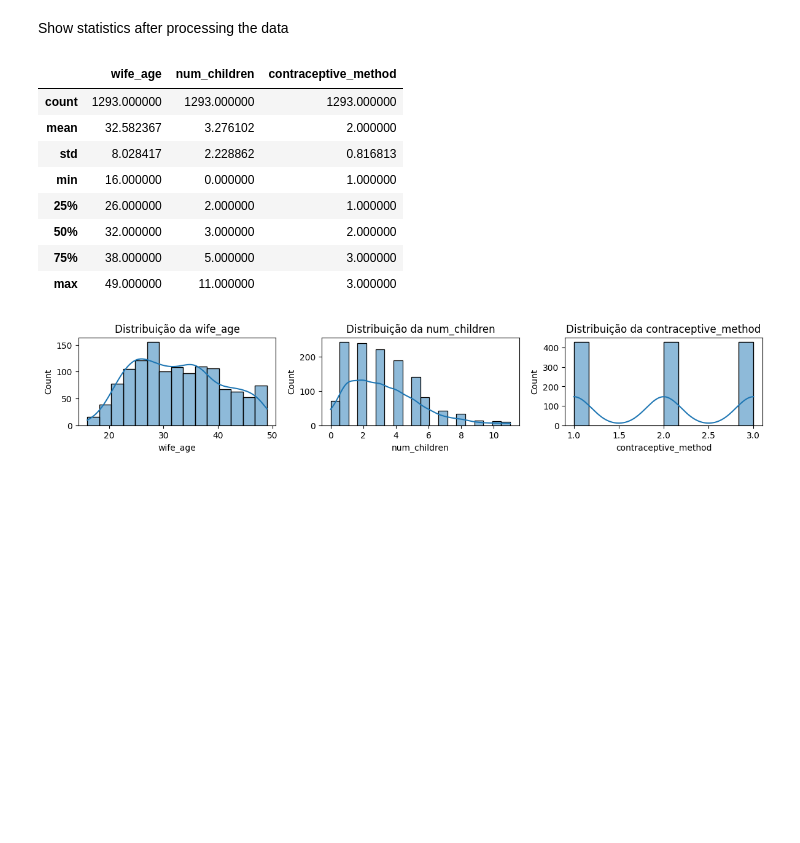
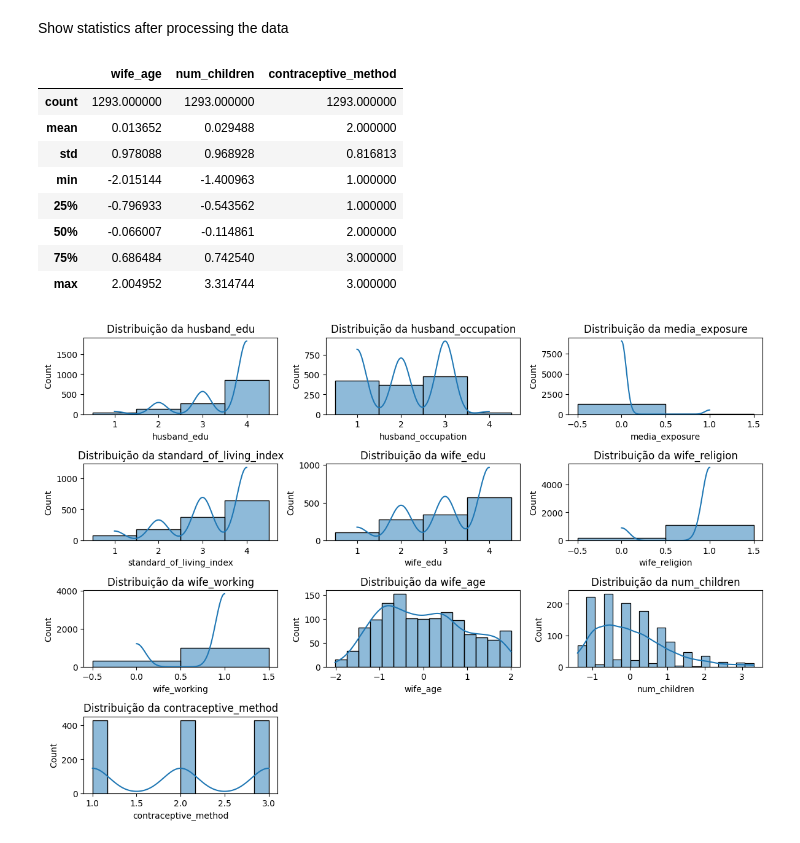
Before and after one commit to almirmcunhajr/am-contraceptive-method-choice, a Jupyter notebook: main.ipynb, the cells around one changed output. Saved outputs shown, nothing was run; the diff lists cells and outputs as text; code cells hidden in the pictures; blank space fills up the shorter version.

```diff
--- a/main.ipynb
+++ b/main.ipynb
@@ -209,16 +226,11 @@ y_train = train_data['contraceptive_method']
 # %% [markdown]
 Continue with the preprocessing pipeline scaling the numerical features
-# %%
-numeric_transformer = Pipeline(steps=[
-    ('scaler', StandardScaler())
-])
-
-preprocessor = ColumnTransformer(
-    transformers=[
-        ('num', numeric_transformer, numeric_columns),
-    ]
-)
-preprocessor.fit(X_train)
-
-X_train_transformed = preprocessor.transform(X_train)
-X_test_transformed = preprocessor.transform(X_test)
+# %%
+X_train_numeric = X_train[numeric_features].reset_index(drop=True)
+X_train_categorical = X_train[categorical_features].reset_index(drop=True)
+numeric_scaler = StandardScaler()
+numeric_scaler.fit(X_train_numeric)
+X_numeric_transformed = numeric_scaler.transform(X_train_numeric)
+X_numeric_transformed = pd.DataFrame(X_numeric_transformed, columns=numeric_features)
+
+X_train_transformed = pd.concat([X_train_categorical, X_numeric_transformed], axis=1)
@@ -225,5 +250,5 @@ X_test_transformed = preprocessor.transform(X_test)
 # %% [markdown]
 Apply SMOTE on the processed training data
 # %%
-smote = SMOTE(random_state=45)
+smote = SMOTENC(random_state=42, categorical_features=categorical_features.to_list())
 X_train_resampled, y_train_resampled = smote.fit_resample(X_train_transformed, y_train)
@@ -230,29 +281,29 @@ X_train_resampled, y_train_resampled = smote.fit_resample(X_train_transformed, y
 # %% [markdown]
 Show statistics after processing the data
 # %%
-resampled_df = pd.DataFrame(X_train_resampled)
-resampled_df['contraceptive_method'] = y_train_resampled
+processed_train_data = X_train_resampled
+processed_train_data['contraceptive_method'] = y_train_resampled
 # %%
-resampled_df.describe()
+processed_train_data.describe()
 # %% [output]
 |  | wife_age | num_children | contraceptive_method |
 | count | 1293.000000 | 1293.000000 | 1293.000000 |
-| mean | 32.582367 | 3.276102 | 2.000000 |
-| std | 8.028417 | 2.228862 | 0.816813 |
-| min | 16.000000 | 0.000000 | 1.000000 |
-| 25% | 26.000000 | 2.000000 | 1.000000 |
-| 50% | 32.000000 | 3.000000 | 2.000000 |
-| 75% | 38.000000 | 5.000000 | 3.000000 |
-| max | 49.000000 | 11.000000 | 3.000000 |
+| mean | 0.013652 | 0.029488 | 2.000000 |
+| std | 0.978088 | 0.968928 | 0.816813 |
+| min | -2.015144 | -1.400963 | 1.000000 |
+| 25% | -0.796933 | -0.543562 | 1.000000 |
+| 50% | -0.066007 | -0.114861 | 2.000000 |
+| 75% | 0.686484 | 0.742540 | 3.000000 |
+| max | 2.004952 | 3.314744 | 3.000000 |
 # %%
 plt.figure(figsize=(12, 10))
-for i, column in enumerate(resampled_df.columns, 1):
+for i, column in enumerate(processed_train_data.columns, 1):
     plt.subplot(5, 3, i)
-    sns.histplot(resampled_df[column], kde=True)
+    sns.histplot(processed_train_data[column], kde=True)
     plt.title(f'Distribuição da {column}')
 plt.tight_layout()
 plt.show()
 # %% [output]
-[figure, old version]
+[figure, new version]
 # %%
 plt.figure(figsize=(12, 10))
```
Also changed, not shown: parts of 15 cells of this notebook.
